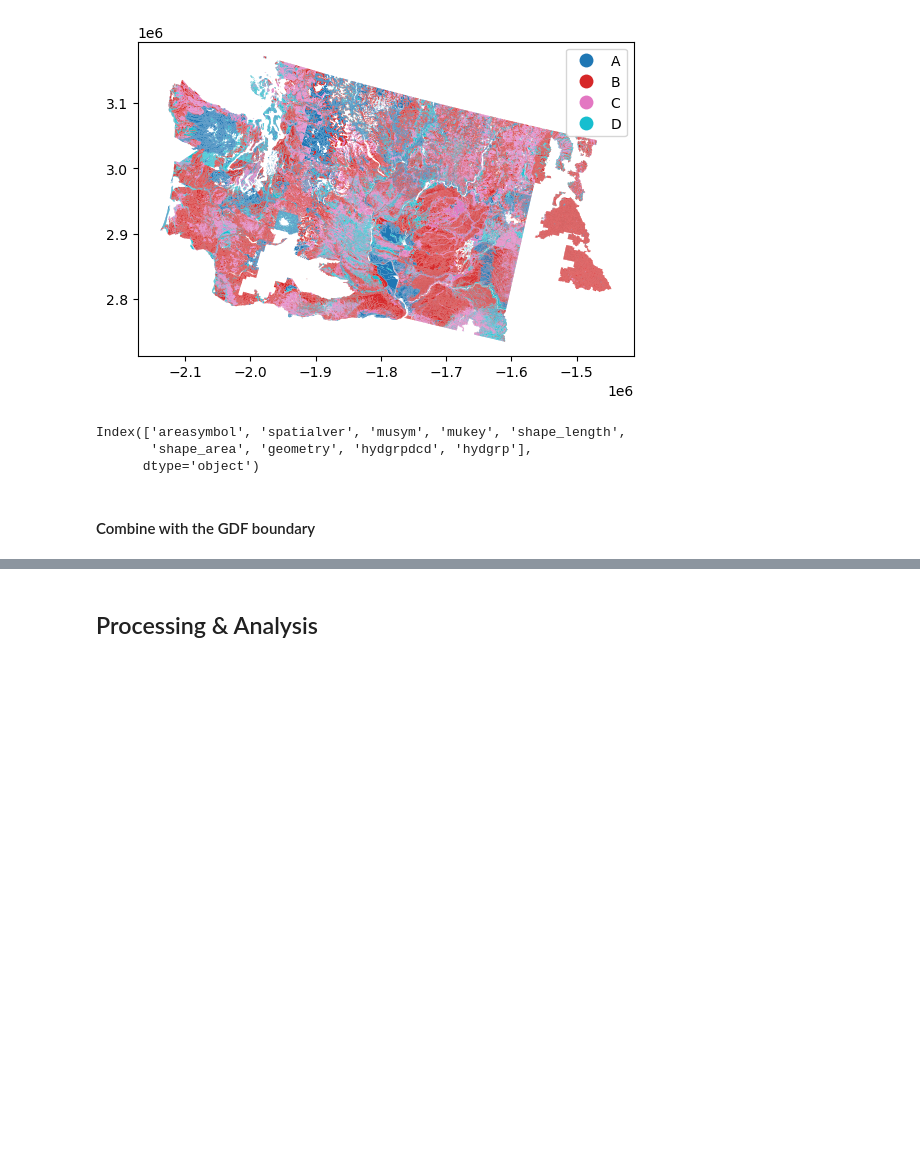
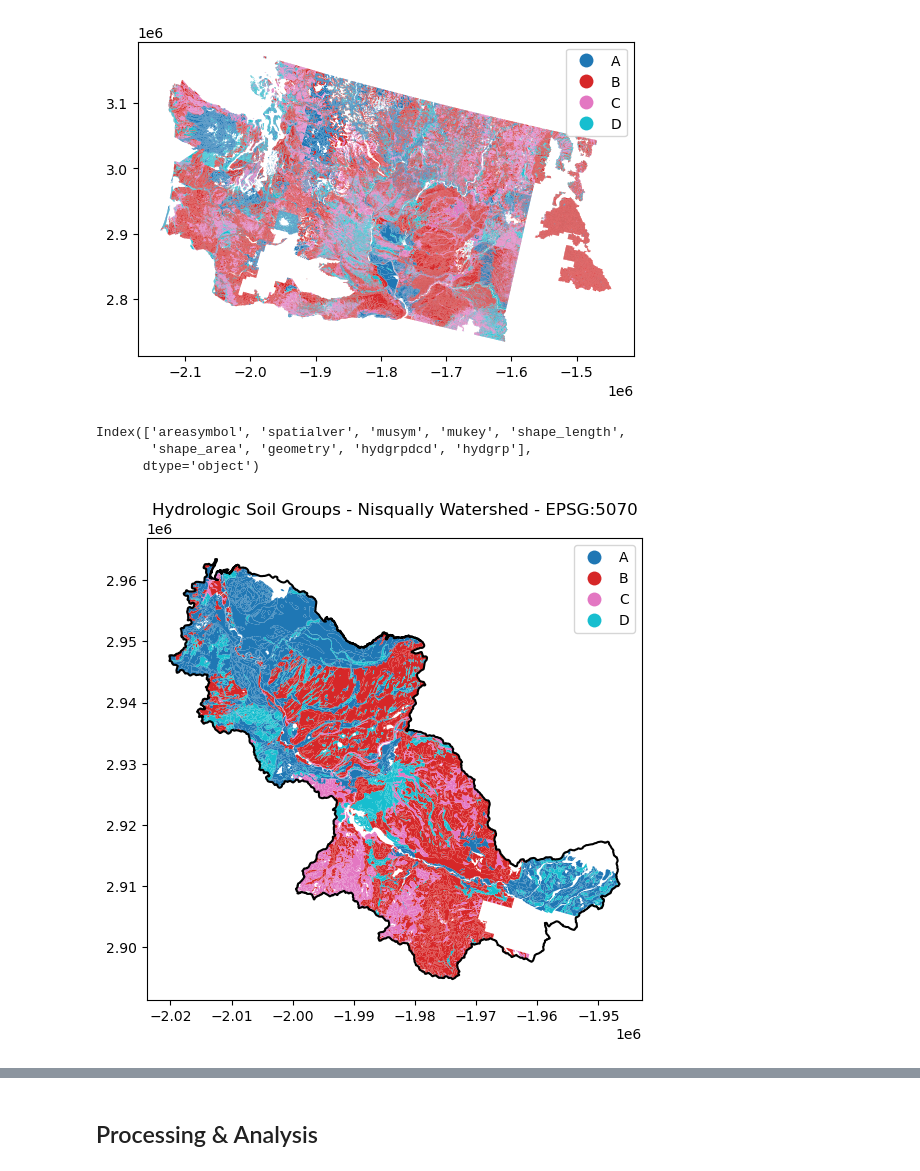
Before and after one commit to nym-veach/surface-runoff-susceptibility-model, a Jupyter notebook: notebooks/01-download-data.ipynb, the cells around one changed output, grey strips where cells are left out. Saved outputs shown, nothing was run; the diff lists cells and outputs as text; code cells hidden in the pictures; blank space fills up the shorter version.

```diff
--- a/notebooks/01-download-data.ipynb
+++ b/notebooks/01-download-data.ipynb
@@ -893,5 +901,3 @@ print(soils_gdf.columns)
 Index(['areasymbol', 'spatialver', 'musym', 'mukey', 'shape_length',
        'shape_area', 'geometry', 'hydgrpdcd', 'hydgrp'],
       dtype='object')
-# %% [markdown]
-#### Combine with the GDF boundary
@@ -897,0 +908,22 @@ Index(['areasymbol', 'spatialver', 'musym', 'mukey', 'shape_length',
+# %%
+# Clip the soil data to the watershed boundary
+nisqually_soil_clip = gpd.clip(soil_gdf_5070, nisqually_gdf_5070)
+# %%
+# Plot the clipped soil data
+fig, ax = plt.subplots(figsize=(8,6))
+
+# Plot the soil data with the hydrologic group column and a legend
+nisqually_soil_clip.plot(
+    column="hydgrp",
+    ax=ax,
+    legend=True
+)
+
+# Add watershed boundary on top
+nisqually_gdf_5070.boundary.plot(ax=ax, edgecolor="black")
+
+# Add title
+plt.title("Hydrologic Soil Groups - Nisqually Watershed - EPSG:5070")
+plt.show()
+# %% [output]
+[figure, added]
```
Also changed, not shown: parts of 11 cells of this notebook.
